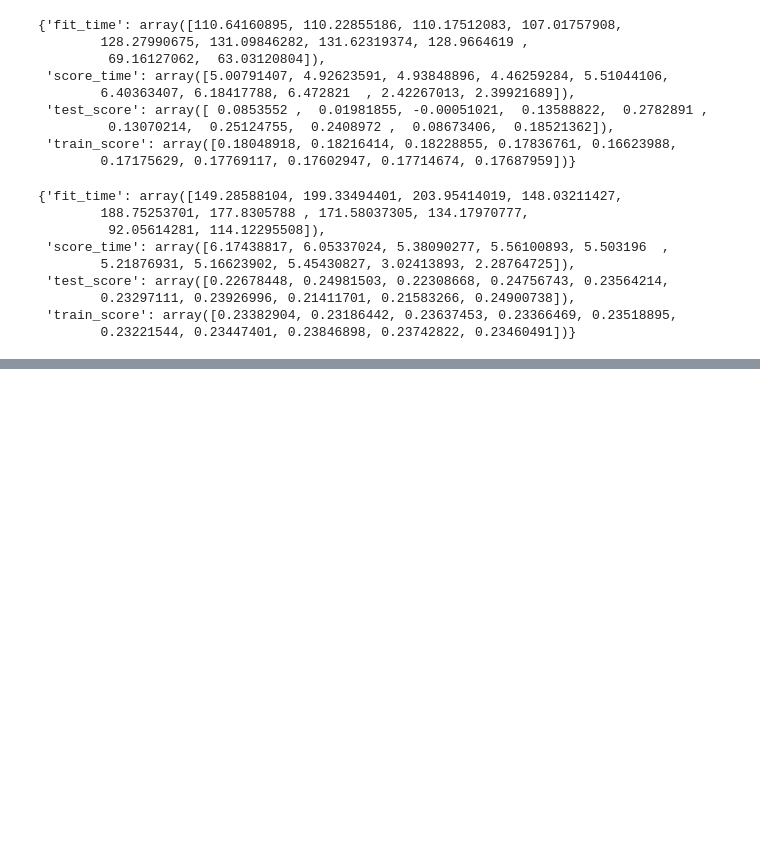
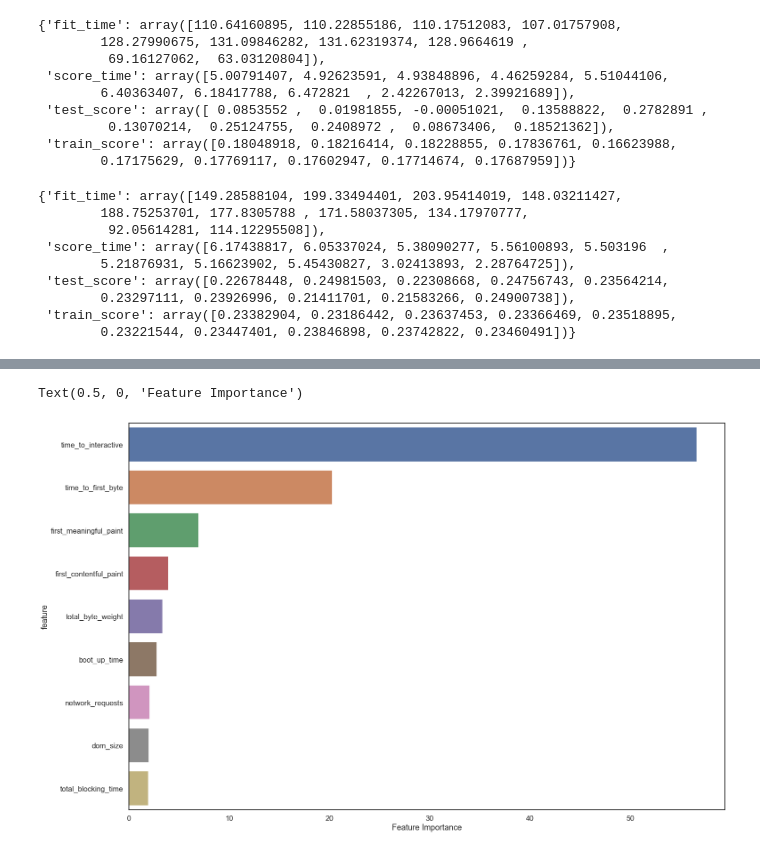
Before and after one commit to sandy-lee/Reverse-Engineering-Google-Pagespeed, a Jupyter notebook: flatiron_school_mod_7_projecy_modelling_notebook.ipynb, the cells around one changed output, grey strips where cells are left out. Drawn from its saved outputs; the diff is of its cells as text; code cells hidden in the pictures; blank space fills up the shorter version.

Commit message:
added feature importance work

```diff
--- a/flatiron_school_mod_7_projecy_modelling_notebook.ipynb
+++ b/flatiron_school_mod_7_projecy_modelling_notebook.ipynb
@@ -320,0 +415,11 @@ svm_reg_poly_kfold
+# %%
+param_grid = {'max_depth':range(15,25,1),
+              'min_samples_leaf':range(1,10,1)}
+opt_model_1 = GridSearchCV(rand_forest_obj,
+                           param_grid,
+                           cv=crossvalidation,
+                           scoring='r2',
+                           return_train_score=True,
+                           n_jobs=-1,
+                           verbose=2)
+opt_model_1.fit(X_train,y_train)
@@ -320,0 +460,5 @@ svm_reg_poly_kfold
+# %%
+rand_forest_opt  = RandomForestRegressor(max_depth = 23,
+                                         min_samples_leaf =3)
+# %%
+rand_forest_opt.fit(X_train,y_train)
@@ -320,0 +482,7 @@ svm_reg_poly_kfold
+# %%
+importances = pd.DataFrame(list(zip(rand_forest_opt.feature_importances_, X_train.columns)))
+importances.columns = ['feature_importance', 'feature']
+importances = importances[['feature','feature_importance']]
+importances.feature_importance = round(importances.feature_importance * 100,2)
+
+importances.sort_values(by = 'feature_importance', ascending = False, inplace = True)
@@ -320,0 +502,8 @@ svm_reg_poly_kfold
+# %%
+fig_dims = (24, 16)
+fig, ax = plt.subplots(figsize=fig_dims)
+ax = sns.barplot(x='feature_importance', y='feature', data=importances)
+ax.set_xlabel('Feature Importance')
+# %% [output]
+Text(0.5, 0, 'Feature Importance')
+[figure, added]
```
Also changed, not shown: parts of 23 cells of this notebook, 1 other file.
